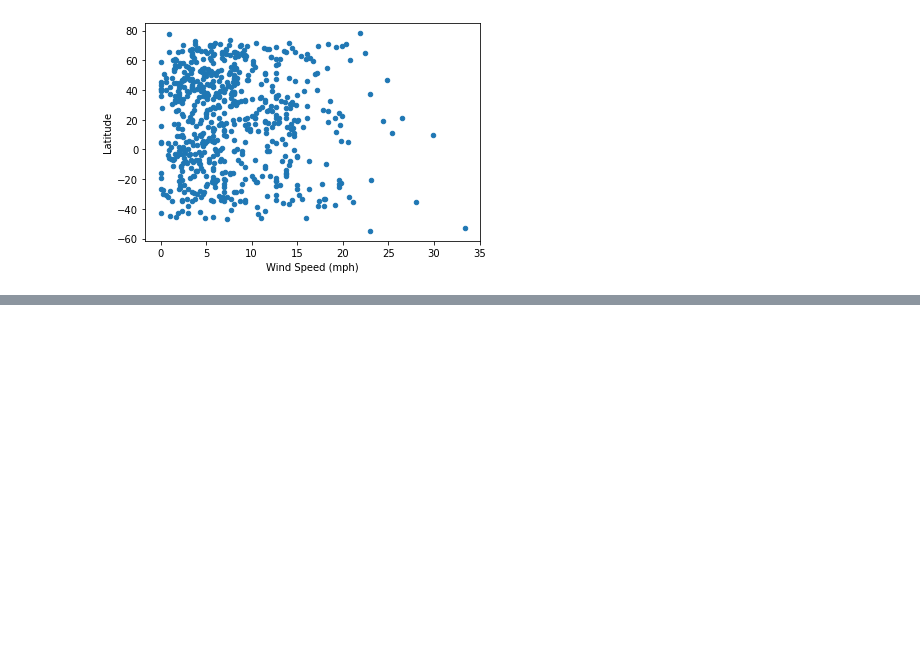
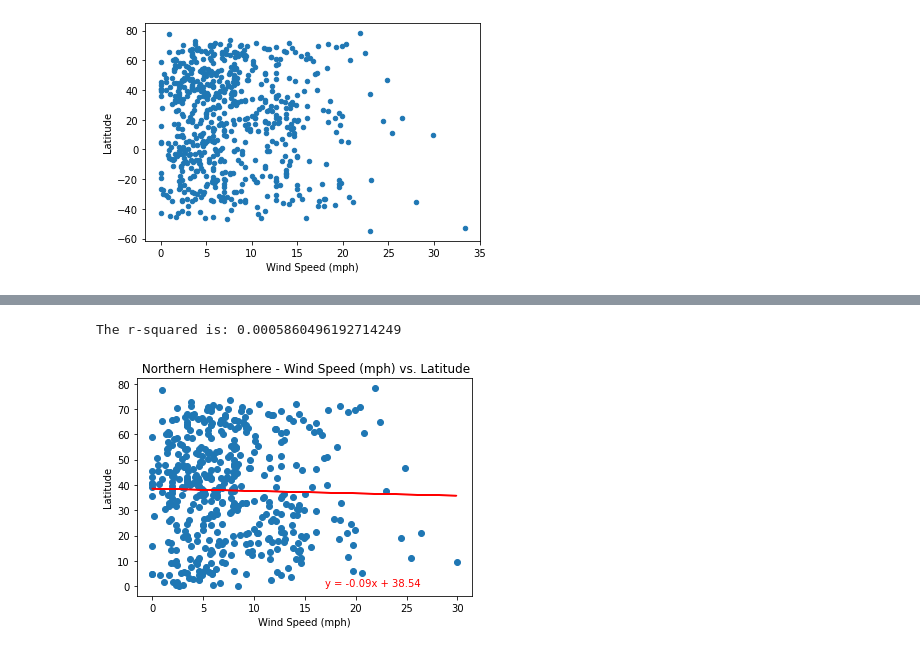
Before and after one commit to 5t4david/python-api-challenge, a Jupyter notebook: WeatherPY/WeatherPY.ipynb, the cells around one changed output, grey strips where cells are left out. Cells and saved outputs as stored; diff of their text form; code cells hidden in the pictures; blank space fills up the shorter version.

```diff
--- a/WeatherPY/WeatherPY.ipynb
+++ b/WeatherPY/WeatherPY.ipynb
@@ -223,0 +234,17 @@ southern_temp.plot.scatter(x='Wind Speed (mph)', y='Latitude')
+# %%
+#nothern_temp.plot.scatter(x='Wind Speed (mph)', y='Latitude')
+north_wind_regress_val = (northern_temp.iloc[:,7])
+(slope, intercept, rvalue, pvalue, stderr) = linregress(north_wind_regress_val, north_lat_regress_val)
+regress_values = north_wind_regress_val * slope + intercept
+line_eq = "y = " + str(round(slope,2)) + "x + " + str(round(intercept,2))
+plt.scatter(north_wind_regress_val,north_lat_regress_val)
+plt.plot(north_wind_regress_val,regress_values,"r-")
+plt.annotate(line_eq,(17,0),fontsize=10,color="red")
+plt.title(" Northern Hemisphere - Wind Speed (mph) vs. Latitude")
+plt.xlabel("Wind Speed (mph)")
+plt.ylabel("Latitude")
+print(f"The r-squared is: {rvalue**2}")
+plt.show()
+# %% [output]
+The r-squared is: 0.0005860496192714249
+[figure, added]
```
Also changed, not shown: parts of 16 cells of this notebook.
